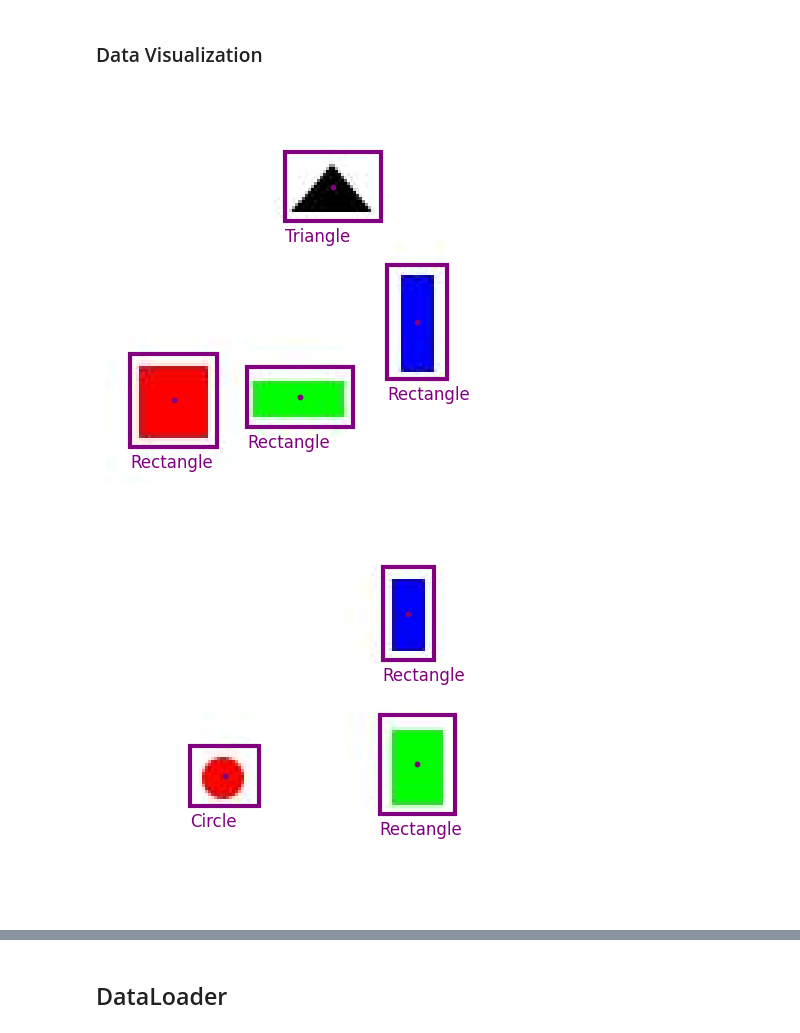
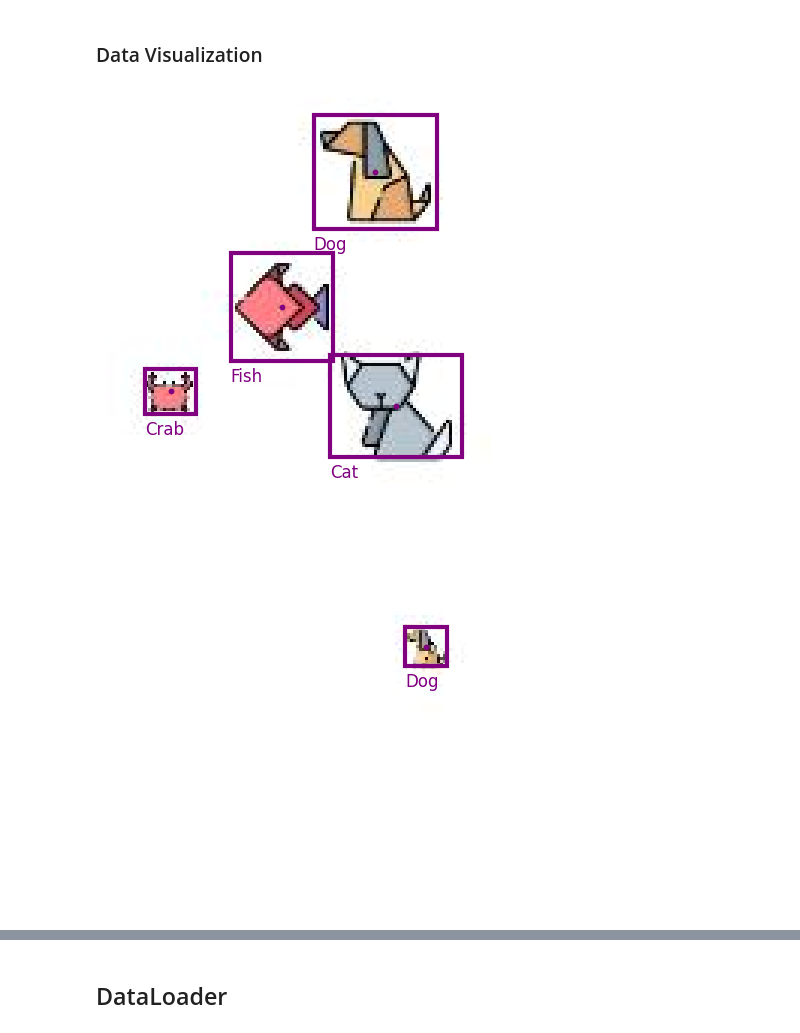
Before and after one commit to Nefasto1/Deep-Learning-Project, a Jupyter notebook: main.ipynb, the cells around one changed output, grey strips where cells are left out. Drawn from its saved outputs; the diff is of its cells as text; code cells hidden in the pictures.

Commit message:
Updated data generation and visualization

```diff
--- a/main.ipynb
+++ b/main.ipynb
@@ -51,7 +54,7 @@ th.save(test_relationships, DATA_DIR + "/test_relationships.tensor")
 # %% [markdown]
 ### Data Visualization
 # %%
-data_visualization()
+data_visualization(real=True, origami=True)
 # %% [output]
-[figure, old version]
+[figure, new version]
-[figure, old version]
+[figure, new version]
```
Also changed, not shown: parts of 13 cells of this notebook, 2 other files.
